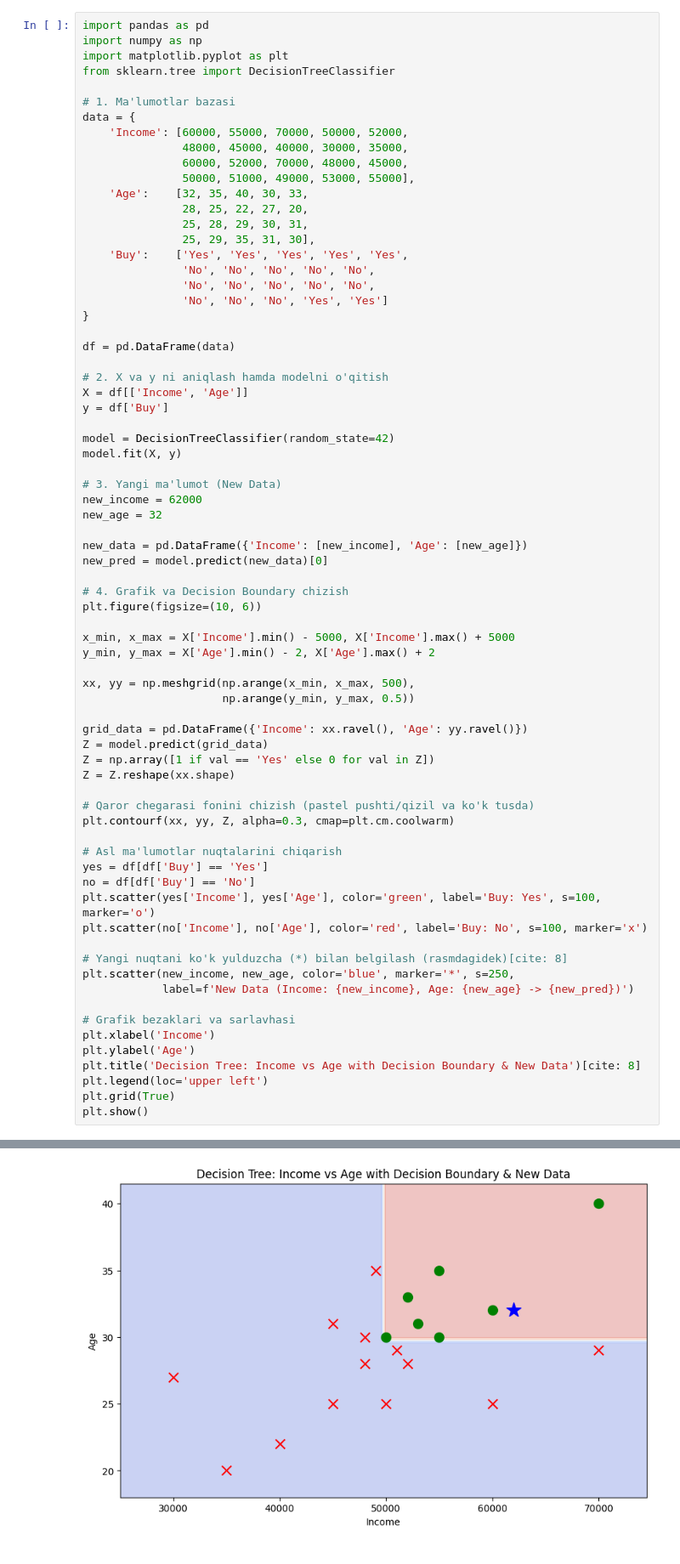
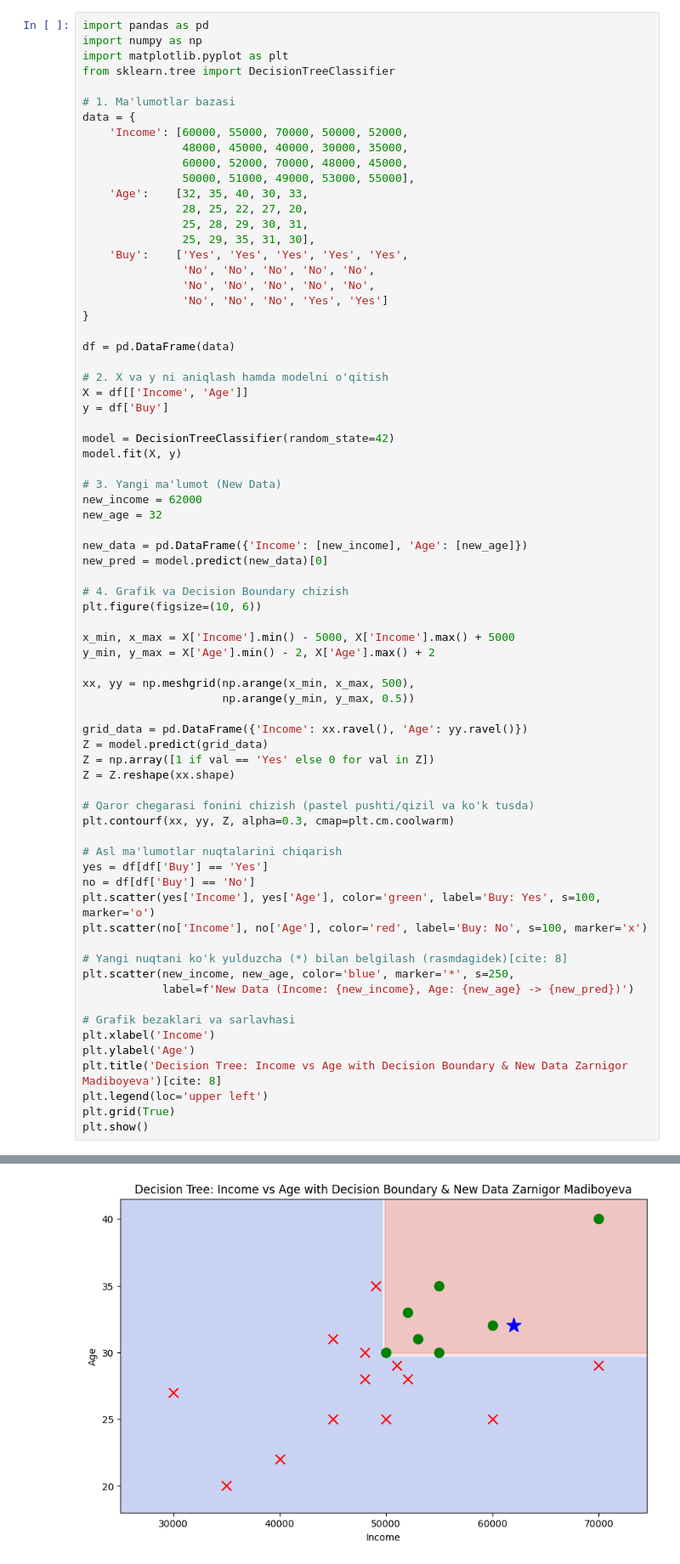
Before and after one commit to Zarnigor05/AI-Couse-Electrical-and-Computer-dept, a Jupyter notebook: Untitled3.ipynb, the cells around one changed output, grey strips where cells are left out. Shown at 85% size. Cells and saved outputs as stored; diff of their text form.

```diff
--- a/Untitled3.ipynb
+++ b/Untitled3.ipynb
@@ -183,32 +183,32 @@ y_min, y_max = X['Age'].min() - 2, X['Age'].max() + 2
 
 xx, yy = np.meshgrid(np.arange(x_min, x_max, 500),
                      np.arange(y_min, y_max, 0.5))
 
 grid_data = pd.DataFrame({'Income': xx.ravel(), 'Age': yy.ravel()})
 Z = model.predict(grid_data)
 Z = np.array([1 if val == 'Yes' else 0 for val in Z])
 Z = Z.reshape(xx.shape)
 
 # Qaror chegarasi fonini chizish (pastel pushti/qizil va ko'k tusda)
 plt.contourf(xx, yy, Z, alpha=0.3, cmap=plt.cm.coolwarm)
 
 # Asl ma'lumotlar nuqtalarini chiqarish
 yes = df[df['Buy'] == 'Yes']
 no = df[df['Buy'] == 'No']
 plt.scatter(yes['Income'], yes['Age'], color='green', label='Buy: Yes', s=100, marker='o')
 plt.scatter(no['Income'], no['Age'], color='red', label='Buy: No', s=100, marker='x')
 
 # Yangi nuqtani ko'k yulduzcha (*) bilan belgilash (rasmdagidek)[cite: 8]
 plt.scatter(new_income, new_age, color='blue', marker='*', s=250,
             label=f'New Data (Income: {new_income}, Age: {new_age} -> {new_pred})')
 
 # Grafik bezaklari va sarlavhasi
 plt.xlabel('Income')
 plt.ylabel('Age')
-plt.title('Decision Tree: Income vs Age with Decision Boundary & New Data')[cite: 8]
+plt.title('Decision Tree: Income vs Age with Decision Boundary & New Data Zarnigor Madiboyeva')[cite: 8]
 plt.legend(loc='upper left')
 plt.grid(True)
 plt.show()
 # %% [output]
 NameError: name 'cite' is not defined
-[figure, old version]
+[figure, new version]
```
